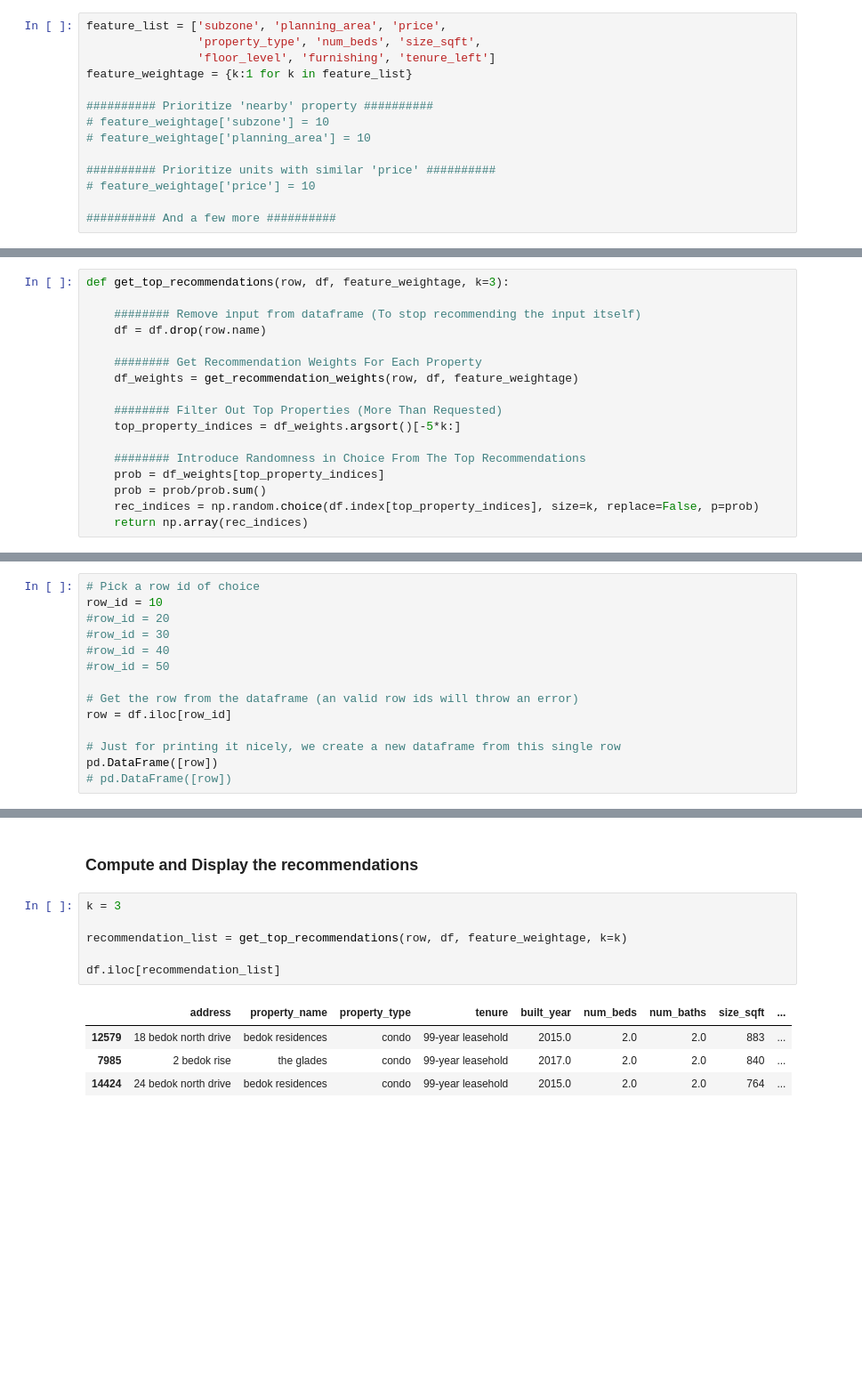
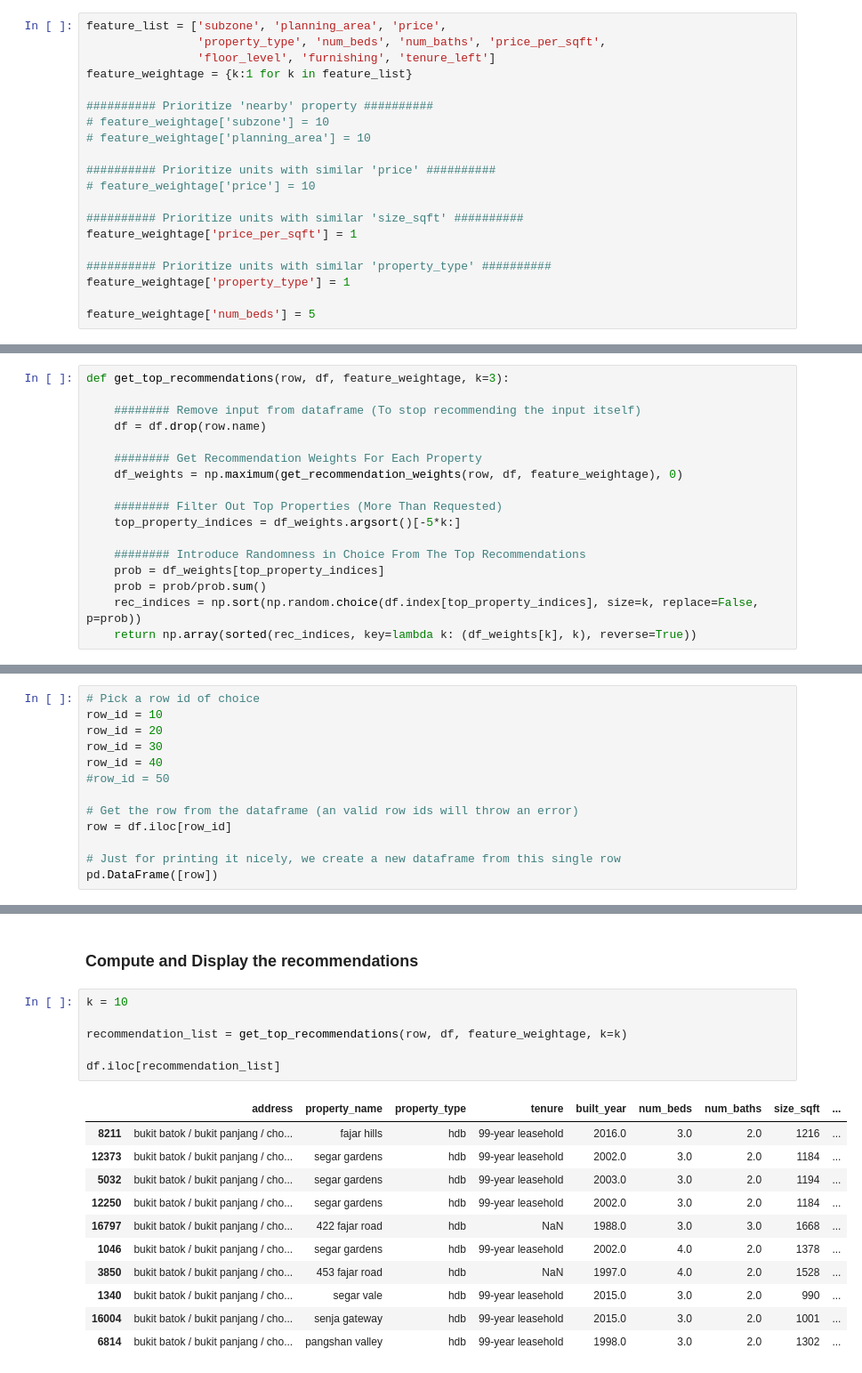
Before and after one commit to atul1696/cs5228-project, a Jupyter notebook: task2.ipynb, the cells around one changed output, grey strips where cells are left out. Shown: that part at 89% size. Drawn from its saved outputs; the diff is of its cells as text; blank space fills up the shorter version.

Commit message:
Add functionality to recommend unique properties

```diff
--- a/task2.ipynb
+++ b/task2.ipynb
@@ -48,7 +48,7 @@ df = pd.concat([trainX, trainY], axis=1)
 [99.co](99.co) shows four possible priorities that the user can provide to sort 'similar listings'. We adapt the same in our setup. While the `get_top_recommendations` is capable of handling highly nuanced weightage of each feature, we provide xxx pre-defined settings below. Uncomment any one to continue, or make no changes to see the universal recommendations.
 # %%
 feature_list = ['subzone', 'planning_area', 'price',
-                'property_type', 'num_beds', 'size_sqft',
+                'property_type', 'num_beds', 'num_baths', 'price_per_sqft',
                 'floor_level', 'furnishing', 'tenure_left']
 feature_weightage = {k:1 for k in feature_list}
 
@@ -59,7 +59,13 @@ feature_weightage = {k:1 for k in feature_list}
 ########## Prioritize units with similar 'price' ##########
 # feature_weightage['price'] = 10
 
-########## And a few more ##########
+########## Prioritize units with similar 'size_sqft' ##########
+feature_weightage['price_per_sqft'] = 1
+
+########## Prioritize units with similar 'property_type' ##########
+feature_weightage['property_type'] = 1
+
+feature_weightage['num_beds'] = 5
 # %% [markdown]
 ## Computing the Top Recommendations
 # %%
@@ -71,7 +77,7 @@ def get_top_recommendations(row, df, feature_weightage, k=3):
     df = df.drop(row.name)
 
     ######## Get Recommendation Weights For Each Property
-    df_weights = get_recommendation_weights(row, df, feature_weightage)
+    df_weights = np.maximum(get_recommendation_weights(row, df, feature_weightage), 0)
 
     ######## Filter Out Top Properties (More Than Requested)
     top_property_indices = df_weights.argsort()[-5*k:]
@@ -79,5 +85,5 @@ def get_top_recommendations(row, df, feature_weightage, k=3):
     ######## Introduce Randomness in Choice From The Top Recommendations
     prob = df_weights[top_property_indices]
     prob = prob/prob.sum()
-    rec_indices = np.random.choice(df.index[top_property_indices], size=k, replace=False, p=prob)
-    return np.array(rec_indices)
+    rec_indices = np.sort(np.random.choice(df.index[top_property_indices], size=k, replace=False, p=prob))
+    return np.array(sorted(rec_indices, key=lambda k: (df_weights[k], k), reverse=True))
@@ -88,9 +115,9 @@ def get_top_recommendations(row, df, feature_weightage, k=3):
 # %%
 # Pick a row id of choice
 row_id = 10
-#row_id = 20
-#row_id = 30
-#row_id = 40
+row_id = 20
+row_id = 30
+row_id = 40
 #row_id = 50
 
 # Get the row from the dataframe (an valid row ids will throw an error)
@@ -98,6 +125,5 @@ row = df.iloc[row_id]
 
 # Just for printing it nicely, we create a new dataframe from this single row
 pd.DataFrame([row])
-# pd.DataFrame([row])
 # %% [output]
 |  | address | property_name | property_type | tenure | built_year | num_beds | num_baths | size_sqft | ... |
@@ -105,13 +131,20 @@ pd.DataFrame([row])
 # %% [markdown]
 ### Compute and Display the recommendations
 # %%
-k = 3
+k = 10
 
 recommendation_list = get_top_recommendations(row, df, feature_weightage, k=k)
 
 df.iloc[recommendation_list]
 # %% [output]
 |  | address | property_name | property_type | tenure | built_year | num_beds | num_baths | size_sqft | ... |
-| 12579 | 18 bedok north drive | bedok residences | condo | 99-year leasehold | 2015.0 | 2.0 | 2.0 | 883 | ... |
-| 7985 | 2 bedok rise | the glades | condo | 99-year leasehold | 2017.0 | 2.0 | 2.0 | 840 | ... |
-| 14424 | 24 bedok north drive | bedok residences | condo | 99-year leasehold | 2015.0 | 2.0 | 2.0 | 764 | ... |
+| 8211 | bukit batok / bukit panjang / cho... | fajar hills | hdb | 99-year leasehold | 2016.0 | 3.0 | 2.0 | 1216 | ... |
+| 12373 | bukit batok / bukit panjang / cho... | segar gardens | hdb | 99-year leasehold | 2002.0 | 3.0 | 2.0 | 1184 | ... |
+| 5032 | bukit batok / bukit panjang / cho... | segar gardens | hdb | 99-year leasehold | 2003.0 | 3.0 | 2.0 | 1194 | ... |
+| 12250 | bukit batok / bukit panjang / cho... | segar gardens | hdb | 99-year leasehold | 2002.0 | 3.0 | 2.0 | 1184 | ... |
+| 16797 | bukit batok / bukit panjang / cho... | 422 fajar road | hdb | NaN | 1988.0 | 3.0 | 3.0 | 1668 | ... |
+| 1046 | bukit batok / bukit panjang / cho... | segar gardens | hdb | 99-year leasehold | 2002.0 | 4.0 | 2.0 | 1378 | ... |
+| 3850 | bukit batok / bukit panjang / cho... | 453 fajar road | hdb | NaN | 1997.0 | 4.0 | 2.0 | 1528 | ... |
+| 1340 | bukit batok / bukit panjang / cho... | segar vale | hdb | 99-year leasehold | 2015.0 | 3.0 | 2.0 | 990 | ... |
+| 16004 | bukit batok / bukit panjang / cho... | senja gateway | hdb | 99-year leasehold | 2015.0 | 3.0 | 2.0 | 1001 | ... |
+| 6814 | bukit batok / bukit panjang / cho... | pangshan valley | hdb | 99-year leasehold | 1998.0 | 3.0 | 2.0 | 1302 | ... |
```
Also changed, not shown: parts of 3 cells of this notebook.
